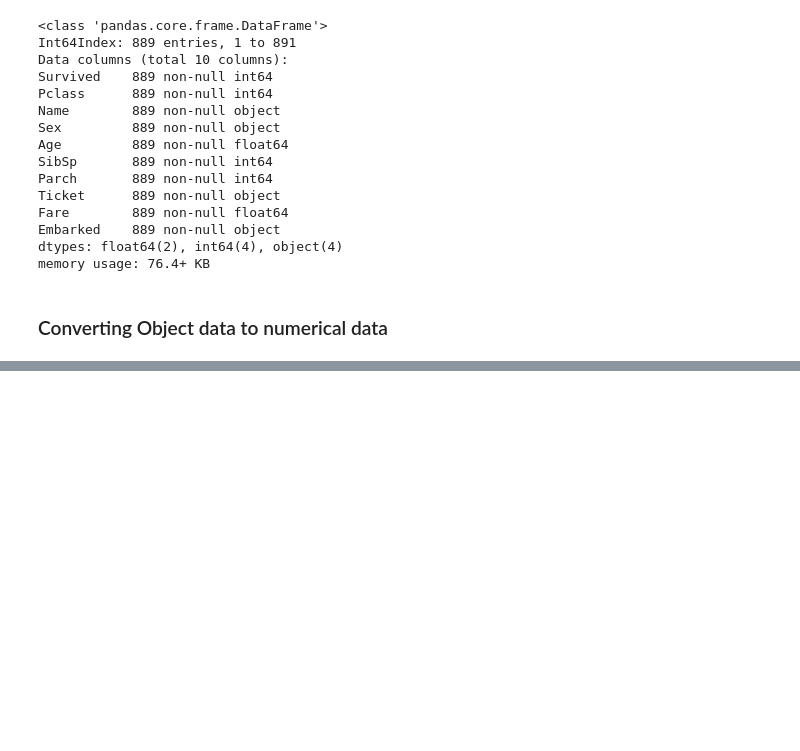
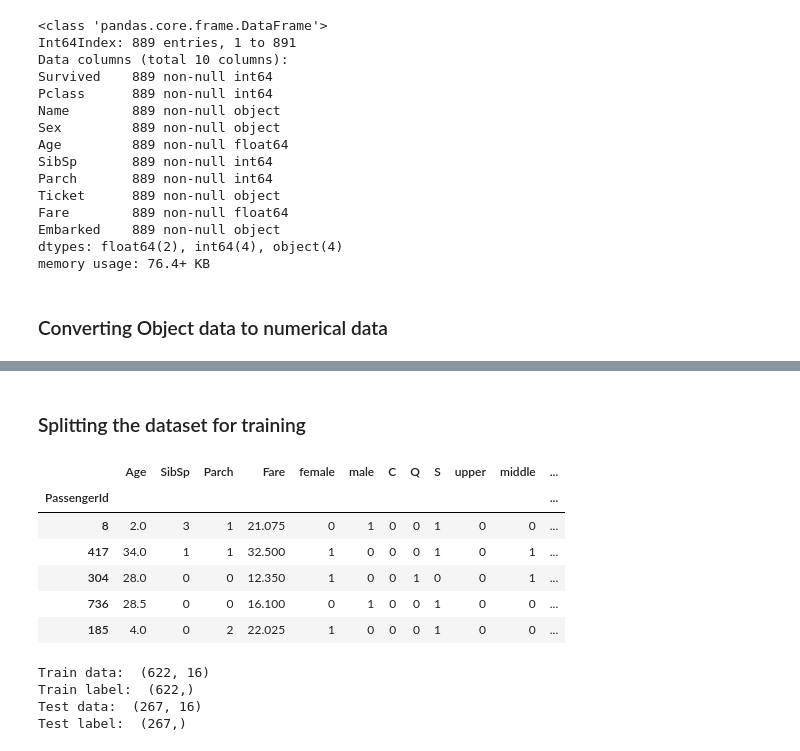
Before and after one commit to Reljod/Kaggle-Titanic-Understanding-Survivability, a Jupyter notebook: Titanic.ipynb, the cells around one changed output, grey strips where cells are left out. Drawn from its saved outputs; the diff is of its cells as text; code cells hidden in the pictures; blank space fills up the shorter version.

```diff
--- a/Titanic.ipynb
+++ b/Titanic.ipynb
@@ -319,0 +533,3 @@ df_obj
+# %%
+df_parch_ohe = pd.DataFrame(ohe_parch.toarray(), columns=parch_cols, index=df.index, dtype=np.int)
+df_parch_ohe.head(10)
@@ -319,0 +551,4 @@ df_obj
+# %%
+df_ohe.drop(["Pclass"], axis=1, inplace=True)
+# %%
+df_num = pd.concat([df_ohe, df_pclass_ohe, df_sibsp_ohe, df_parch_ohe], axis=1)
@@ -319,0 +565,24 @@ df_obj
+# %% [markdown]
+### Splitting the dataset for training
+# %%
+X_train, X_test, y_train, y_test = train_test_split(df_num, target, test_size=0.3, random_state=10)
+# %%
+X_train.head()
+# %% [output]
+|  | Age | SibSp | Parch | Fare | female | male | C | Q | S | upper | middle | ... |
+| PassengerId |  |  |  |  |  |  |  |  |  |  |  | ... |
+| 8 | 2.0 | 3 | 1 | 21.075 | 0 | 1 | 0 | 0 | 1 | 0 | 0 | ... |
+| 417 | 34.0 | 1 | 1 | 32.500 | 1 | 0 | 0 | 0 | 1 | 0 | 1 | ... |
+| 304 | 28.0 | 0 | 0 | 12.350 | 1 | 0 | 0 | 1 | 0 | 0 | 1 | ... |
+| 736 | 28.5 | 0 | 0 | 16.100 | 0 | 1 | 0 | 0 | 1 | 0 | 0 | ... |
+| 185 | 4.0 | 0 | 2 | 22.025 | 1 | 0 | 0 | 0 | 1 | 0 | 0 | ... |
+# %%
+print("Train data: ", X_train.shape)
+print("Train label: ", y_train.shape)
+print("Test data: ", X_test.shape)
+print("Test label: ", y_test.shape)
+# %% [output]
+Train data:  (622, 16)
+Train label:  (622,)
+Test data:  (267, 16)
+Test label:  (267,)
```
Also changed, not shown: parts of 62 cells of this notebook.
